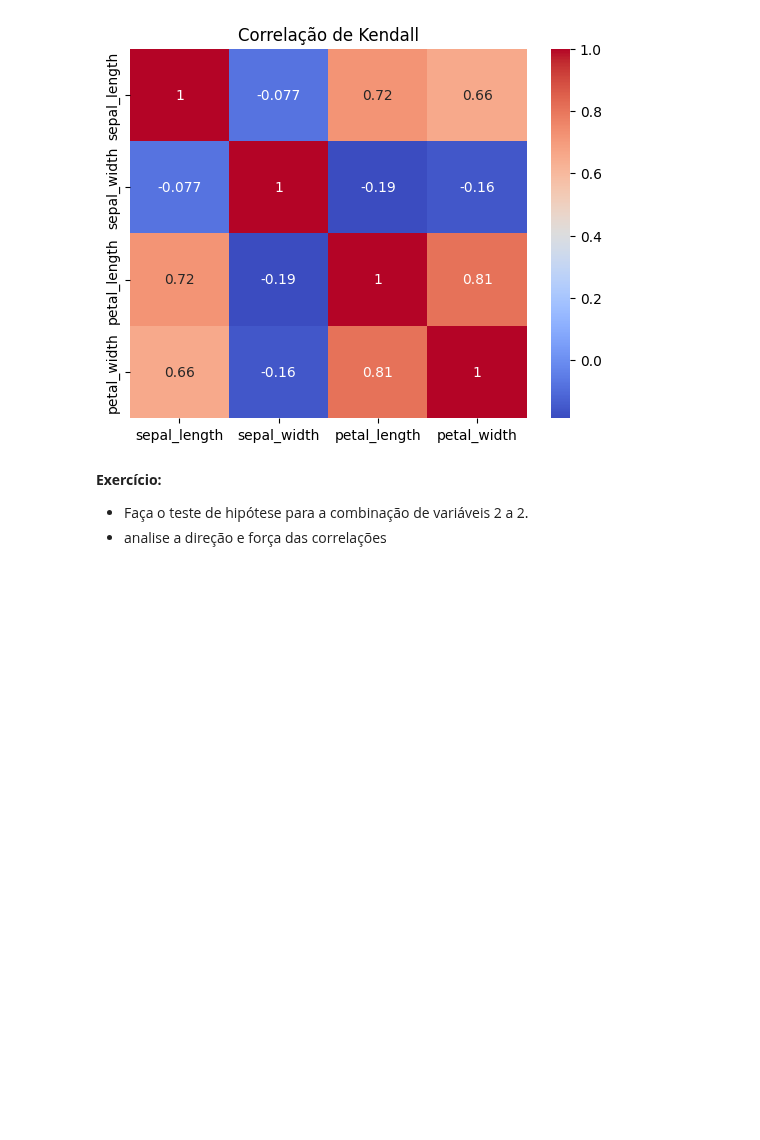
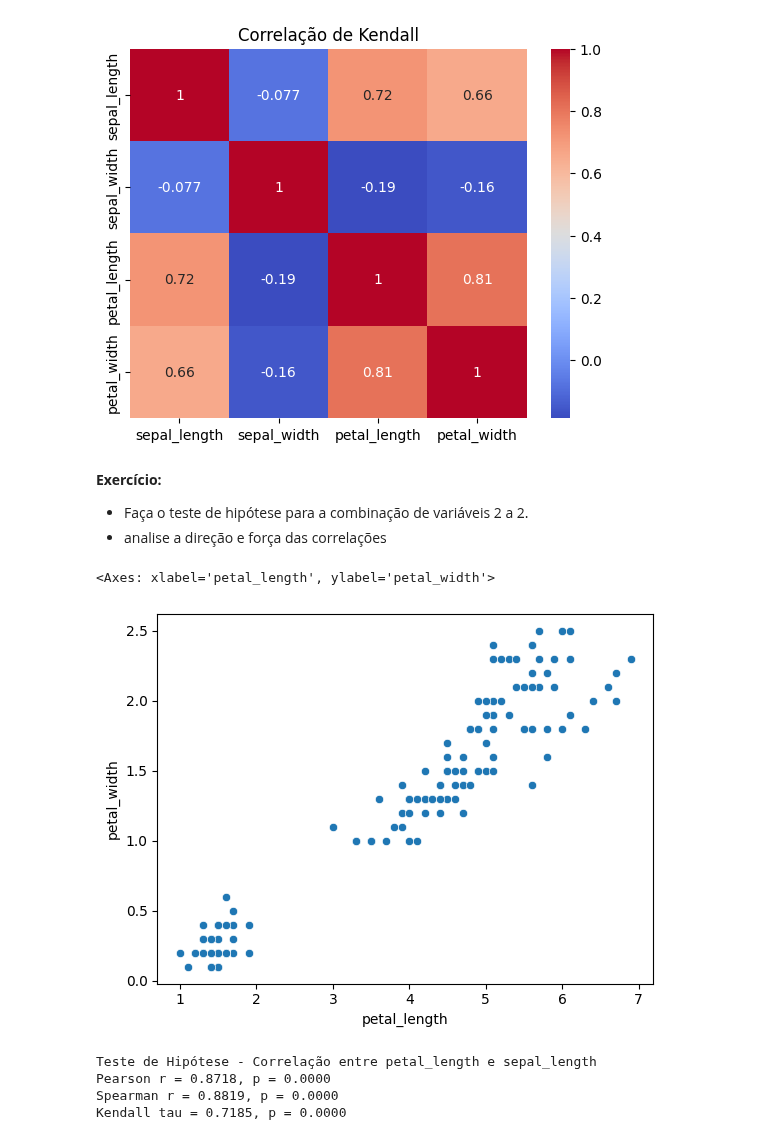
Before and after one commit to MathLopes29/Hashtag_AnaliseDados, a Jupyter notebook: Python/Cursos/PUC Ciência de Dados/Projetos/Modelos de Regressão/Aulas/01_Introdução a Amostragem e Técnicas de amostragem/Notebook/3 - Medidas_correlacao.ipynb, the cells around one changed output. Drawn from its saved outputs; the diff is of its cells as text; code cells hidden in the pictures; blank space fills up the shorter version.

```diff
--- a/Python/Cursos/PUC Ciência de Dados/Projetos/Modelos de Regressão/Aulas/01_Introdução a Amostragem e Técnicas de amostragem/Notebook/3 - Medidas_correlacao.ipynb
+++ b/Python/Cursos/PUC Ciência de Dados/Projetos/Modelos de Regressão/Aulas/01_Introdução a Amostragem e Técnicas de amostragem/Notebook/3 - Medidas_correlacao.ipynb
@@ -313,3 +318,24 @@ plt.show()
 **Exercício:**
 - Faça o teste de hipótese para a combinação de variáveis 2 a 2.
 - analise a direção e força das correlações
+# %%
+sns.scatterplot(x='petal_length', y='petal_width', data=iris_numericas)
+# %% [output]
+<Axes: xlabel='petal_length', ylabel='petal_width'>
+[figure, added]
+# %%
+print("\nTeste de Hipótese - Correlação entre petal_length e sepal_length") # sepal_width
+
+r, p_valor = pearsonr(iris_numericas['petal_length'], iris_numericas['sepal_length'])
+print(f"Pearson r = {r:.4f}, p = {p_valor:.4f}")
+
+r, p_valor = spearmanr(iris_numericas['petal_length'], iris_numericas['sepal_length'])
+print(f"Spearman r = {r:.4f}, p = {p_valor:.4f}")
+
+r, p_valor = kendalltau(iris_numericas['petal_length'], iris_numericas['sepal_length'])
+print(f"Kendall tau = {r:.4f}, p = {p_valor:.4f}")
+# %% [output]
+Teste de Hipótese - Correlação entre petal_length e sepal_length
+Pearson r = 0.8718, p = 0.0000
+Spearman r = 0.8819, p = 0.0000
+Kendall tau = 0.7185, p = 0.0000
```
Also changed, not shown: parts of 1 cell of this notebook, 10 other files.
